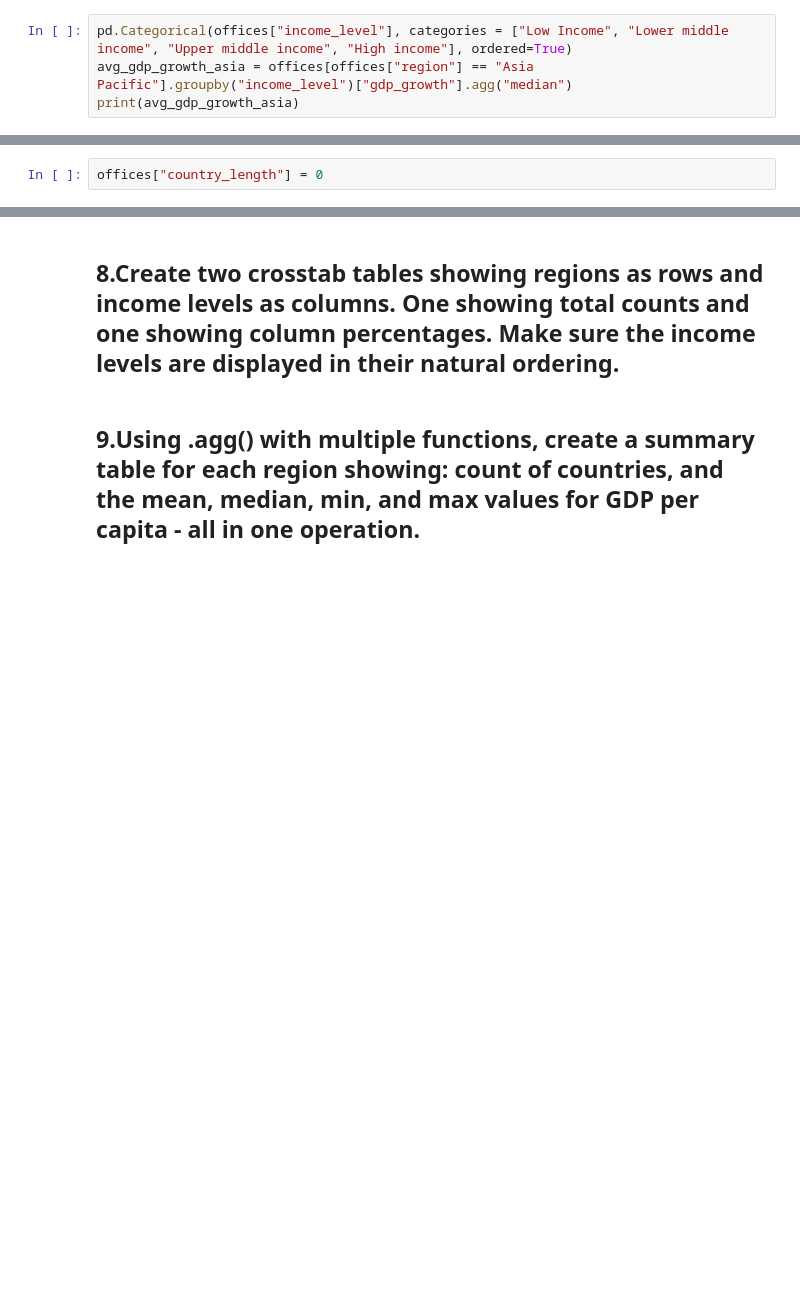
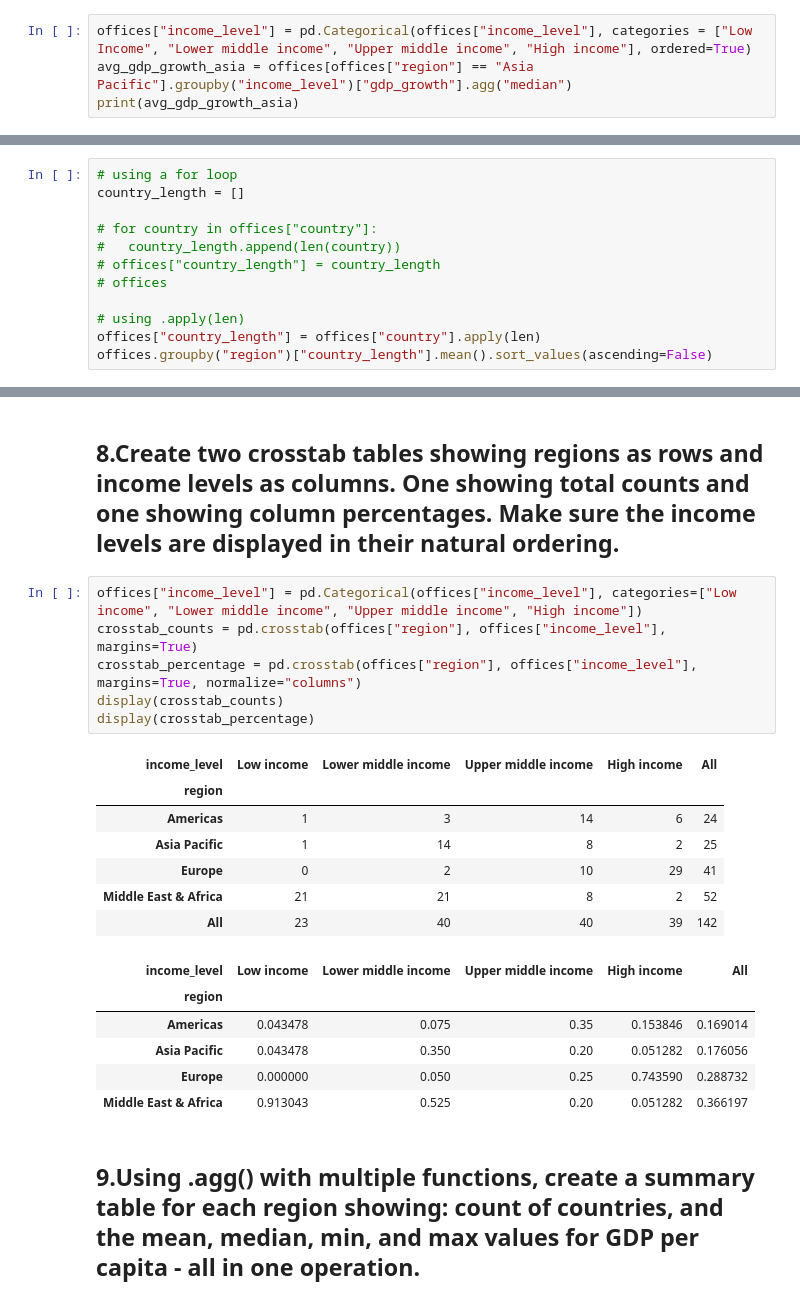
Before and after one commit to eshagupta1010/python-hw-, a Jupyter notebook: Esha_Gupta_Assignment_3_International_Office_Part_II.ipynb, the cells around one changed output, grey strips where cells are left out. Cells and saved outputs as stored; diff of their text form; blank space fills up the shorter version.

```diff
--- a/Esha_Gupta_Assignment_3_International_Office_Part_II.ipynb
+++ b/Esha_Gupta_Assignment_3_International_Office_Part_II.ipynb
@@ -22,7 +20,7 @@ Index(['country', 'country_code', 'region', 'income_level', 'college_share',
        'population', 'unemployment', 'gini', 'temp_c'],
       dtype='object')
 # %%
-pd.Categorical(offices["income_level"], categories = ["Low Income", "Lower middle income", "Upper middle income", "High income"], ordered=True)
+offices["income_level"] = pd.Categorical(offices["income_level"], categories = ["Low Income", "Lower middle income", "Upper middle income", "High income"], ordered=True)
 avg_gdp_growth_asia = offices[offices["region"] == "Asia Pacific"].groupby("income_level")["gdp_growth"].agg("median")
 print(avg_gdp_growth_asia)
 # %% [output]
@@ -115,5 +113,15 @@ display(top_ranked.sort_values(["region", "temp_ranked"])[["country", "region",
 ## 6.Create a new column called `country_length` that shows the number of characters in each country name. Which region has countries with the longest average country name length?
 
 *Hint: Use .apply(len) to count characters in each country name. We'll cover this in class on 9/15.*
-# %%
-offices["country_length"] = 0
+# %%
+# using a for loop
+country_length = []
+
+# for country in offices["country"]:
+#   country_length.append(len(country))
+# offices["country_length"] = country_length
+# offices
+
+# using .apply(len)
+offices["country_length"] = offices["country"].apply(len)
+offices.groupby("region")["country_length"].mean().sort_values(ascending=False)
@@ -124,4 +186,24 @@ offices["country_length"] = 0
 # %% [markdown]
  ## 8.Create two crosstab tables showing regions as rows and income levels as columns. One showing total counts and one showing column percentages. Make sure the income levels are displayed in their natural ordering.
+# %%
+offices["income_level"] = pd.Categorical(offices["income_level"], categories=["Low income", "Lower middle income", "Upper middle income", "High income"])
+crosstab_counts = pd.crosstab(offices["region"], offices["income_level"], margins=True)
+crosstab_percentage = pd.crosstab(offices["region"], offices["income_level"], margins=True, normalize="columns")
+display(crosstab_counts)
+display(crosstab_percentage)
+# %% [output]
+| income_level | Low income | Lower middle income | Upper middle income | High income | All |
+| region |  |  |  |  |  |
+| Americas | 1 | 3 | 14 | 6 | 24 |
+| Asia Pacific | 1 | 14 | 8 | 2 | 25 |
+| Europe | 0 | 2 | 10 | 29 | 41 |
+| Middle East & Africa | 21 | 21 | 8 | 2 | 52 |
+| All | 23 | 40 | 40 | 39 | 142 |
+| income_level | Low income | Lower middle income | Upper middle income | High income | All |
+| region |  |  |  |  |  |
+| Americas | 0.043478 | 0.075 | 0.35 | 0.153846 | 0.169014 |
+| Asia Pacific | 0.043478 | 0.350 | 0.20 | 0.051282 | 0.176056 |
+| Europe | 0.000000 | 0.050 | 0.25 | 0.743590 | 0.288732 |
+| Middle East & Africa | 0.913043 | 0.525 | 0.20 | 0.051282 | 0.366197 |
 # %% [markdown]
 ## 9.Using .agg() with multiple functions, create a summary table for each region showing: count of countries, and the mean, median, min, and max values for GDP per capita - all in one operation.
```
Also changed, not shown: parts of 6 cells of this notebook.
